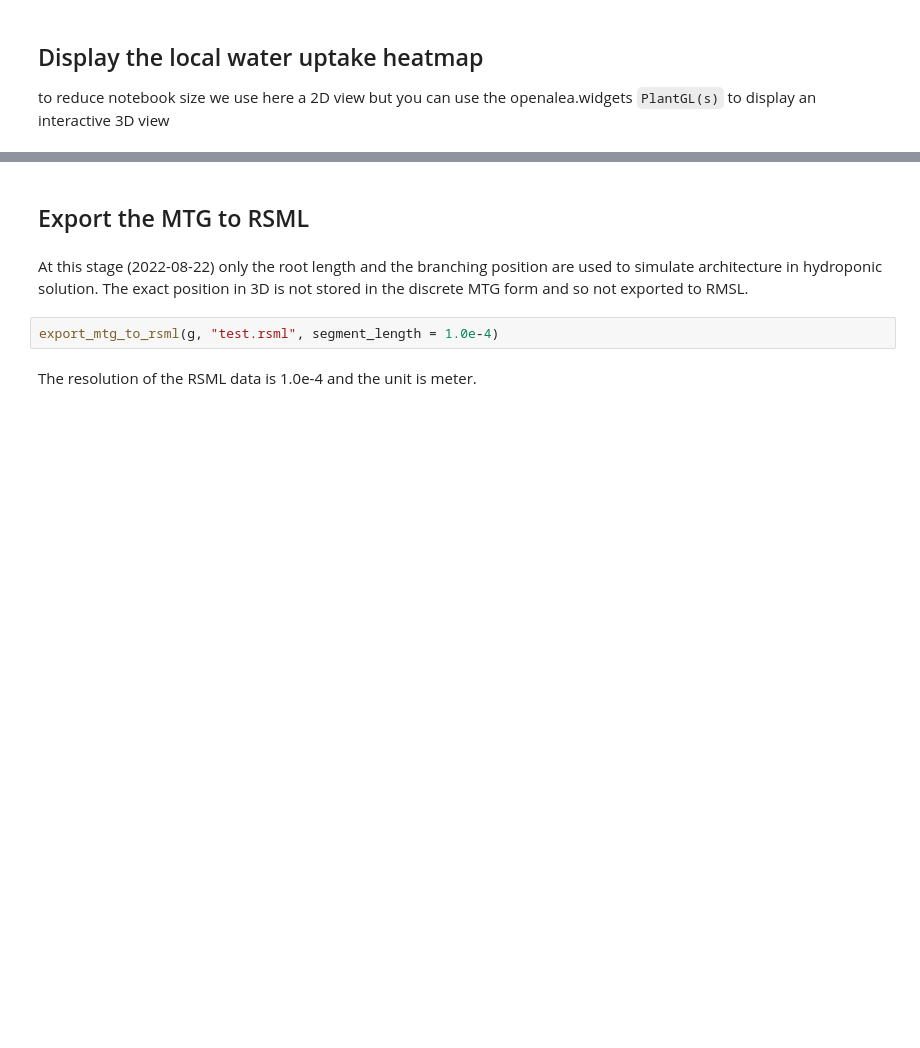
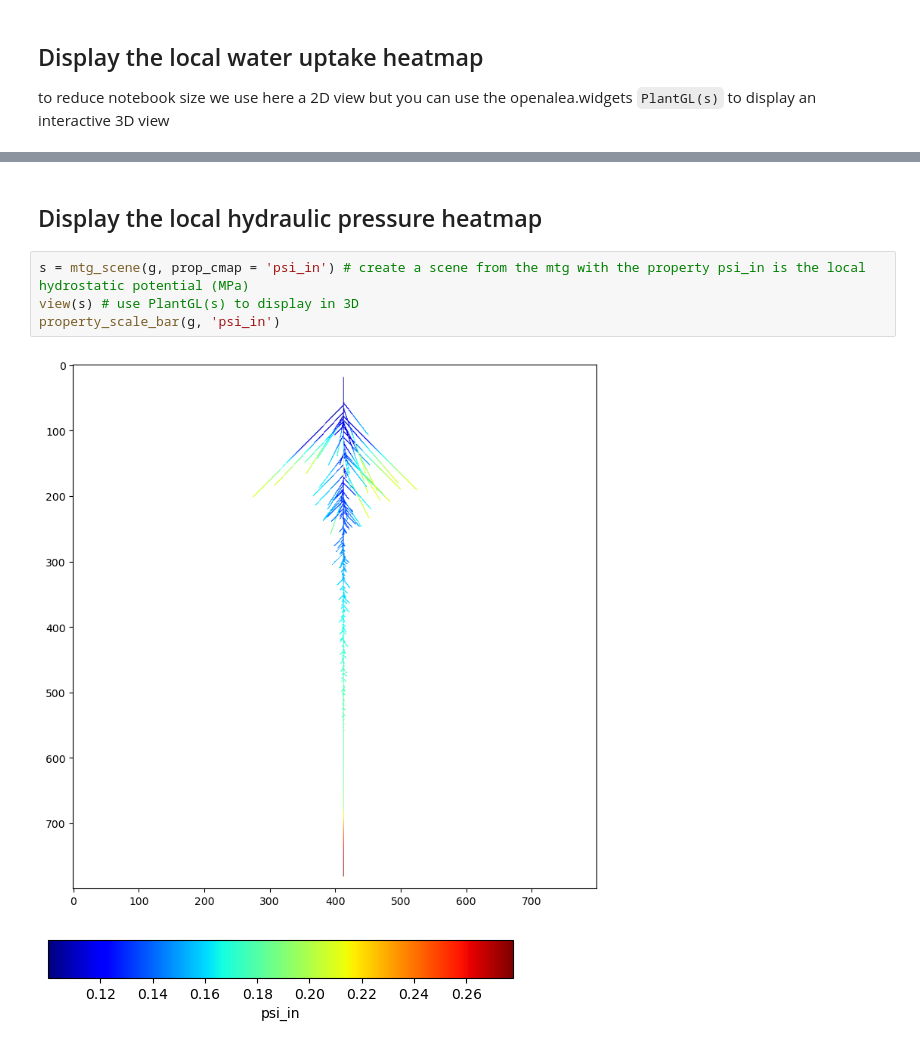
Before and after one commit to openalea/gallery, a Jupyter notebook: doc/package/hydroroot/example_archi_from_rsml.ipynb, the cells around one changed output, grey strips where cells are left out. Cells and saved outputs as stored; diff of their text form; blank space fills up the shorter version.

```diff
--- a/doc/package/hydroroot/example_archi_from_rsml.ipynb
+++ b/doc/package/hydroroot/example_archi_from_rsml.ipynb
@@ -64,8 +66,9 @@ view(s) # use PlantGL(s) to display in 3D
-# %% [markdown]
-## Export the MTG to RSML
-# %% [markdown]
-At this stage (2022-08-22) only the root length and the branching position are used to simulate architecture in hydroponic solution. The exact position in 3D is not stored in the discrete MTG form and so not exported to RMSL.
-# %%
-export_mtg_to_rsml(g, "test.rsml", segment_length = 1.0e-4)
-# %% [markdown]
-The resolution of the RSML data is 1.0e-4 and the unit is meter.
+# %% [markdown]
+## Display the local hydraulic pressure heatmap
+# %%
+s = mtg_scene(g, prop_cmap = 'psi_in') # create a scene from the mtg with the property psi_in is the local hydrostatic potential (MPa)
+view(s) # use PlantGL(s) to display in 3D
+property_scale_bar(g, 'psi_in')
+# %% [output]
+[figure, added]
+[figure, added]
```
Also changed, not shown: parts of 9 cells of this notebook, 6 other files.
